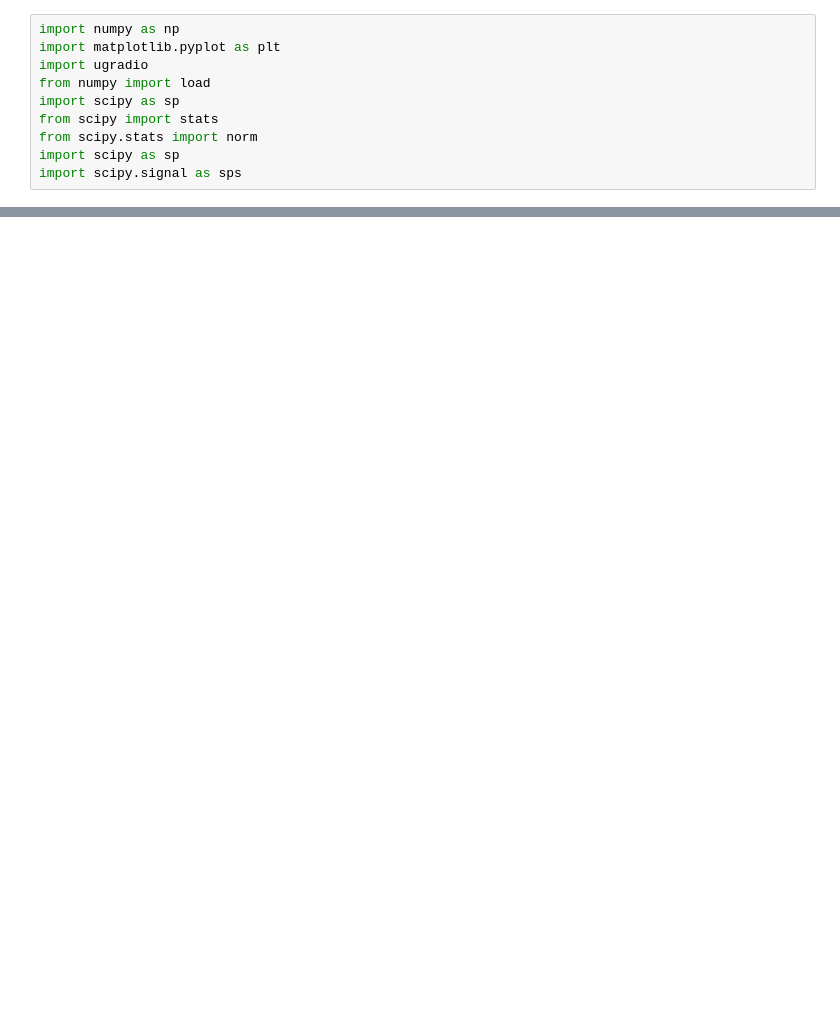
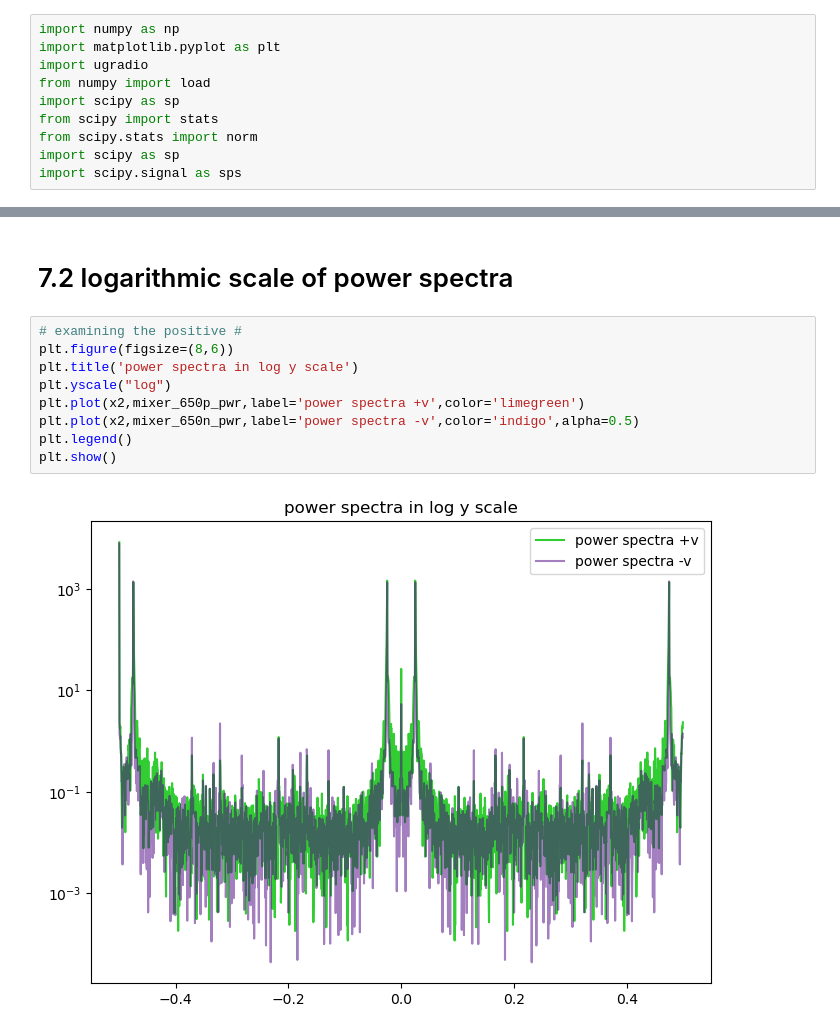
Before and after one commit to johnnyhff11/Lab1_scripts, a Jupyter notebook: workspace 3.0.ipynb, the cells around one changed output, grey strips where cells are left out. Saved outputs shown, nothing was run; the diff lists cells and outputs as text; blank space fills up the shorter version.

```diff
--- a/workspace 3.0.ipynb
+++ b/workspace 3.0.ipynb
@@ -40,0 +84,13 @@ plt.show()
+# %% [markdown]
+# 7.2 logarithmic scale of power spectra
+# %%
+# examining the positive #
+plt.figure(figsize=(8,6))
+plt.title('power spectra in log y scale')
+plt.yscale("log")
+plt.plot(x2,mixer_650p_pwr,label='power spectra +v',color='limegreen')
+plt.plot(x2,mixer_650n_pwr,label='power spectra -v',color='indigo',alpha=0.5)
+plt.legend()
+plt.show()
+# %% [output]
+[figure, added]
```
Also changed, not shown: parts of 6 cells of this notebook, 14 other files.
